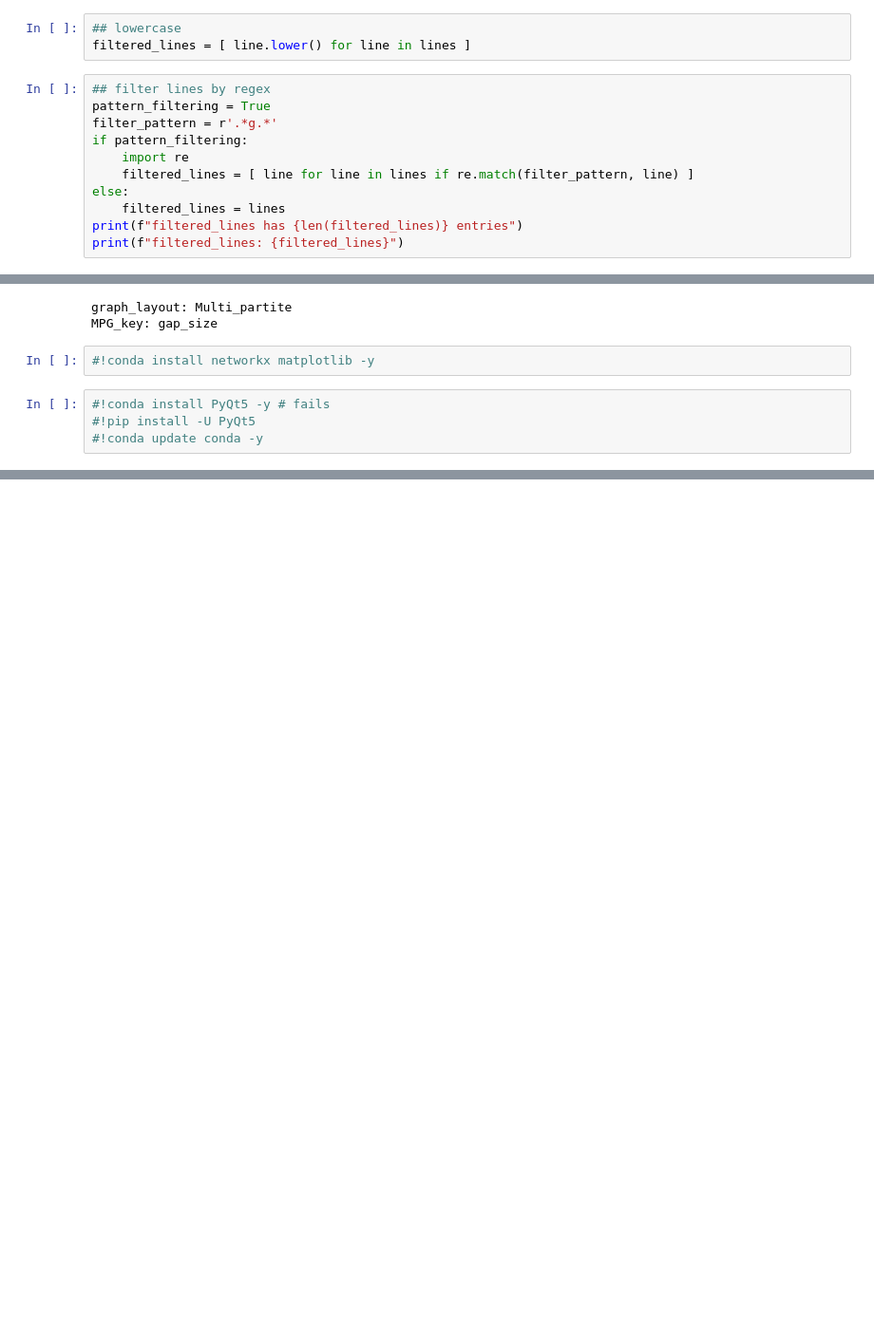
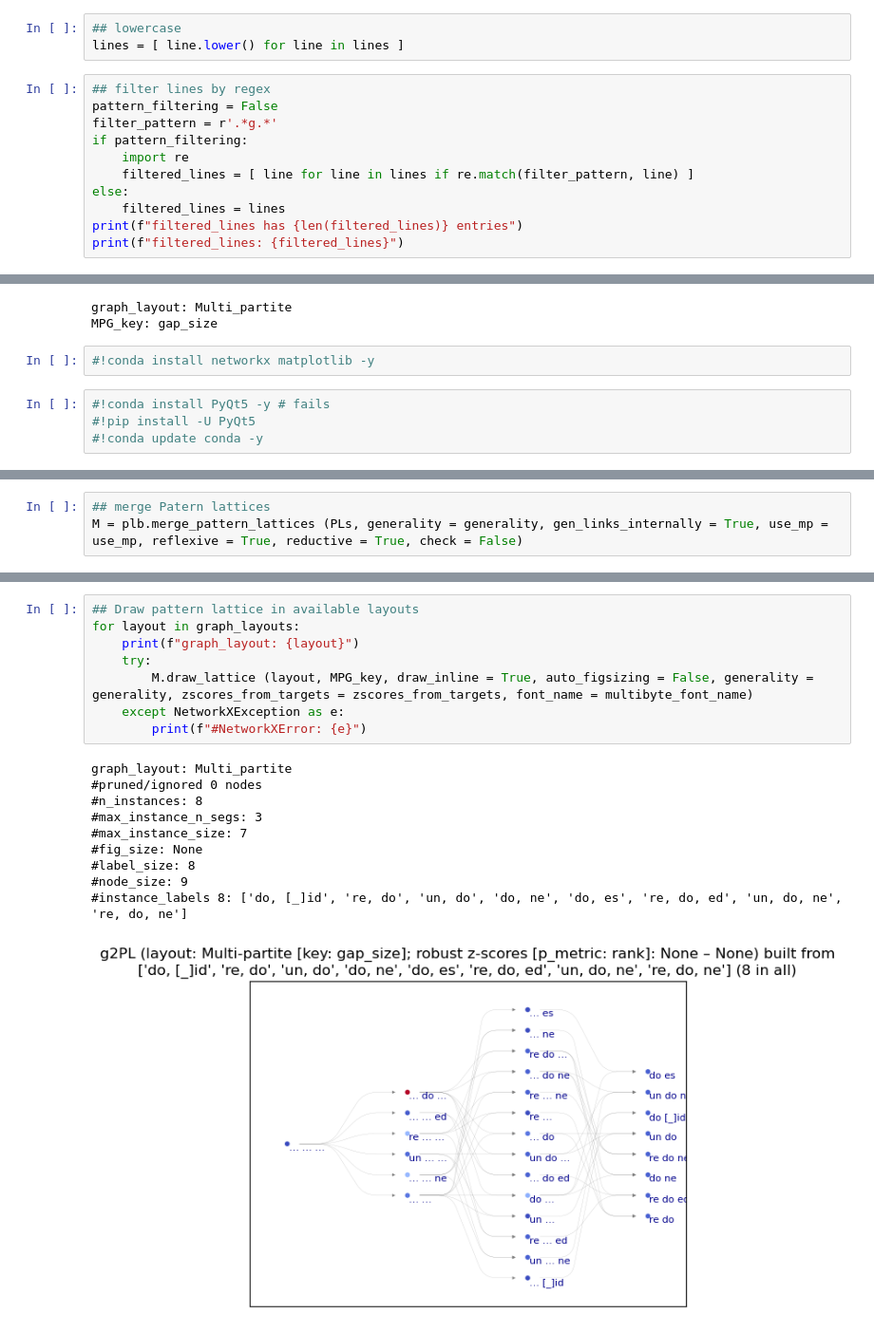
Before and after one commit to kow-k/pyPLB, a Jupyter notebook: gPLB-basics.ipynb, the cells around one changed output, grey strips where cells are left out. Shown: that part at 95% size. Cells and saved outputs as stored; diff of their text form; blank space fills up the shorter version.

```diff
--- a/gPLB-basics.ipynb
+++ b/gPLB-basics.ipynb
@@ -61,9 +64,9 @@ lines: ['d,a,g', 'd,a,g(g);e,r', 'd,i,g', 'd,i,g,s', 'd,i,g(g);e,r', 'd,i,g(g);i
 # %%
 ## lowercase
-filtered_lines = [ line.lower() for line in lines ]
+lines = [ line.lower() for line in lines ]
 # %%
 ## filter lines by regex
-pattern_filtering = True
+pattern_filtering = False
 filter_pattern = r'.*g.*'
 if pattern_filtering:
     import re
@@ -336,0 +303,3 @@ for PL in PLs:
+# %%
+## merge Patern lattices
+M = plb.merge_pattern_lattices (PLs, generality = generality, gen_links_internally = True, use_mp = use_mp, reflexive = True, reductive = True, check = False)
@@ -336,0 +328,19 @@ for PL in PLs:
+# %%
+## Draw pattern lattice in available layouts
+for layout in graph_layouts:
+    print(f"graph_layout: {layout}")
+    try:
+        M.draw_lattice (layout, MPG_key, draw_inline = True, auto_figsizing = False, generality = generality, zscores_from_targets = zscores_from_targets, font_name = multibyte_font_name)
+    except NetworkXException as e:
+        print(f"#NetworkXError: {e}")
+# %% [output]
+graph_layout: Multi_partite
+#pruned/ignored 0 nodes
+#n_instances: 8
+#max_instance_n_segs: 3
+#max_instance_size: 7
+#fig_size: None
+#label_size: 8
+#node_size: 9
+#instance_labels 8: ['do, [_]id', 're, do', 'un, do', 'do, ne', 'do, es', 're, do, ed', 'un, do, ne', 're, do, ne']
+[figure, added]
```
Also changed, not shown: parts of 15 cells of this notebook.
